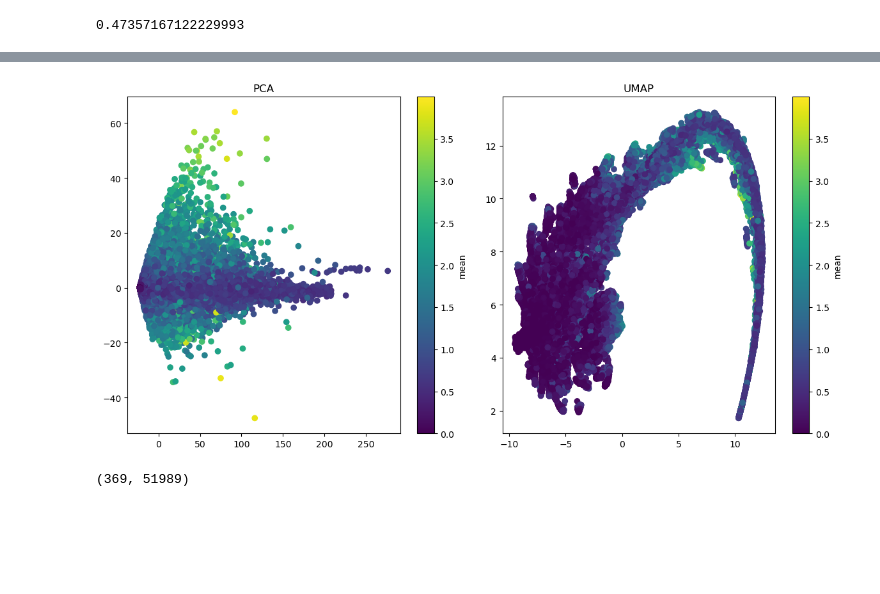
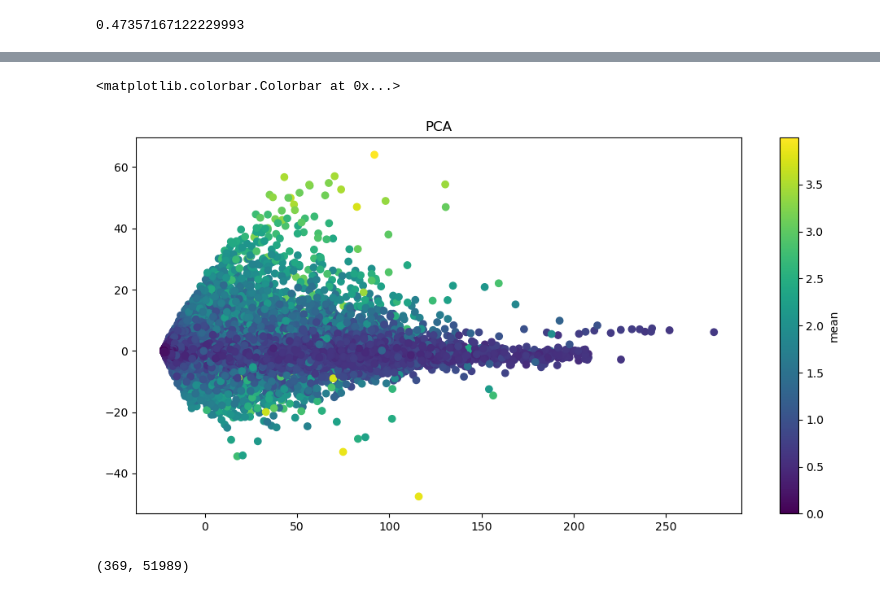
Before and after one commit to flaviocaroli/Cancer-Protein-RNA-research, a Jupyter notebook: elasticNet/correlations/notebooks/filtering/filtering_matched.ipynb, the cells around one changed output, grey strips where cells are left out. Cells and saved outputs as stored; diff of their text form; code cells hidden in the pictures; blank space fills up the shorter version.

```diff
--- a/elasticNet/correlations/notebooks/filtering/filtering_matched.ipynb
+++ b/elasticNet/correlations/notebooks/filtering/filtering_matched.ipynb
@@ -30,4 +43,4 @@ def plot_freq(data:pd.DataFrame, title:str, mode='series', bins=32):
     plt.show()
 # %%
-transcriptomics = load('data/transcriptomics_processed.joblib')
-proteomics = load('data/proteomics_processed.joblib')
+transcriptomics = load('data/transcriptomics_matched.joblib')
+proteomics = load('data/proteomics_matched.joblib')
@@ -41,3 +46,0 @@ len(indices)
-# %%
-transcriptomics = transcriptomics.reindex(indices)
-proteomics = proteomics.reindex(indices)
@@ -121,29 +105,19 @@ umap_df = pd.DataFrame(data=umap_result, columns=['UMAP1', 'UMAP2'])
 # %%
-from matplotlib import cm
-import matplotlib.colors as mcolors
-
 values = (transcriptomics != 0).sum()
 values = transcriptomics.std()
 
 norm = mcolors.Normalize(vmin=np.min(values), vmax=np.max(values))
 cmap = cm.viridis
 
 plt.figure(figsize=(12, 6))
 
-plt.subplot(1, 2, 1)
+plt.plot(1, 2)
 scatter = plt.scatter(pca_df['PC1'], pca_df['PC2'], c=values, cmap=cmap, norm=norm)
 plt.title('PCA')
 plt.colorbar(scatter, label='mean')
-
-plt.subplot(1, 2, 2)
-scatter = plt.scatter(umap_df['UMAP1'], umap_df['UMAP2'], c=values, cmap=cmap, norm=norm)
-plt.title('UMAP')
-plt.colorbar(scatter, label='mean')
-
-plt.tight_layout()
-plt.show()
 # %% [output]
+<matplotlib.colorbar.Colorbar at 0x...>
-[figure, old version]
+[figure, new version]
 # %%
 m = len(transcriptomics)
 n = len(transcriptomics.T)
```
Also changed, not shown: parts of 49 cells of this notebook, 1 other file.
